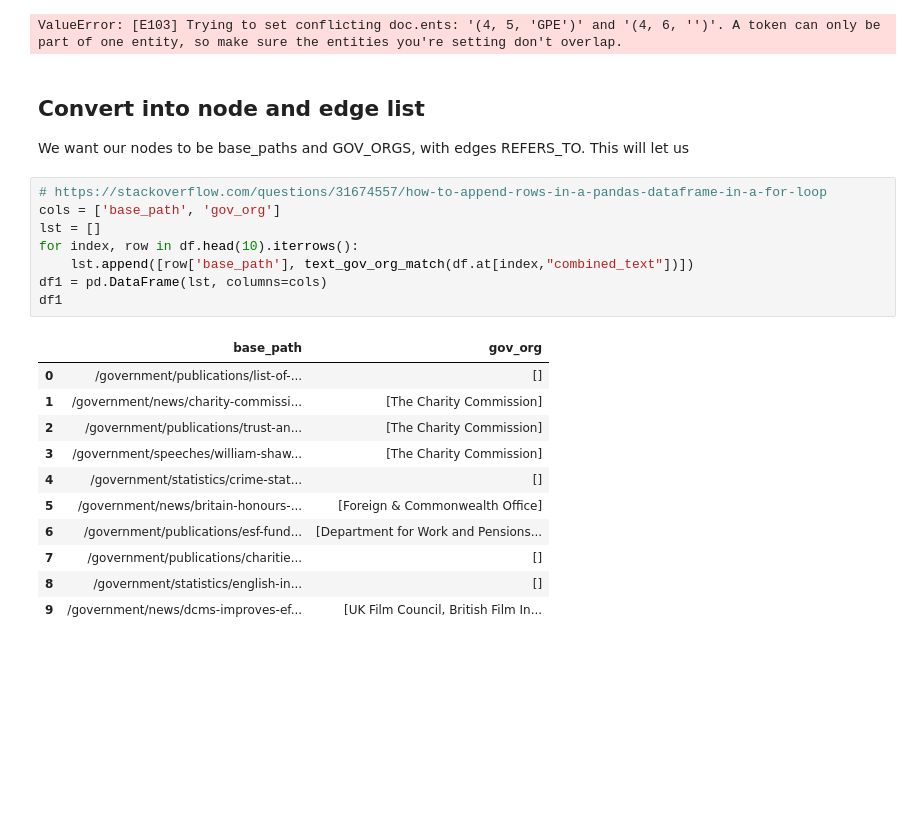
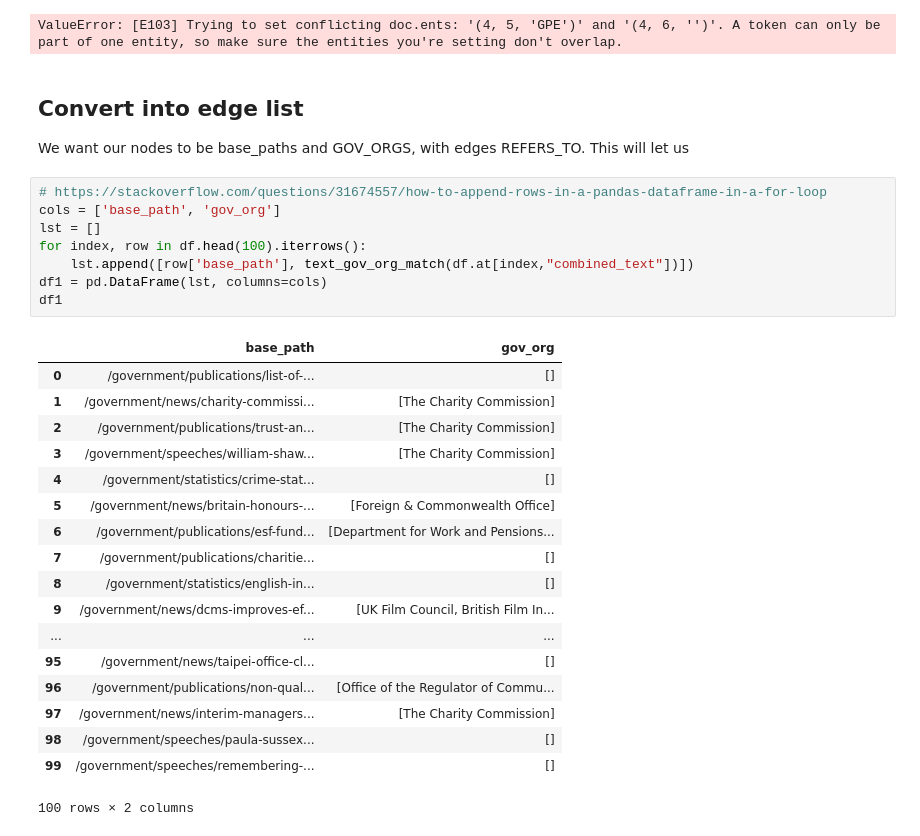
Before and after one commit to alphagov/govuk-spaCy, a Jupyter notebook: 01_finding_words_phrases_names_and_concepts.ipynb, the cells around one changed output. Drawn from its saved outputs; the diff is of its cells as text; blank space fills up the shorter version.

```diff
--- a/01_finding_words_phrases_names_and_concepts.ipynb
+++ b/01_finding_words_phrases_names_and_concepts.ipynb
@@ -752,27 +752,34 @@ text_gov_org_match(u"British Film Institute the UK Sport blah blah Canada")
 # %% [output]
 ValueError: [E103] Trying to set conflicting doc.ents: '(4, 5, 'GPE')' and '(4, 6, '')'. A token can only be part of one entity, so make sure the entities you're setting don't overlap.
 # %% [markdown]
-## Convert into node and edge list
+## Convert into edge list
 We want our nodes to be base_paths and GOV_ORGS, with edges REFERS_TO. This will let us
 # %%
 # https://stackoverflow.com/questions/31674557/how-to-append-rows-in-a-pandas-dataframe-in-a-for-loop
 cols = ['base_path', 'gov_org']
 lst = []
-for index, row in df.head(10).iterrows():
+for index, row in df.head(100).iterrows():
     lst.append([row['base_path'], text_gov_org_match(df.at[index,"combined_text"])])
 df1 = pd.DataFrame(lst, columns=cols)
 df1
 # %% [output]
 |  | base_path | gov_org |
 | 0 | /government/publications/list-of-... | [] |
 | 1 | /government/news/charity-commissi... | [The Charity Commission] |
 | 2 | /government/publications/trust-an... | [The Charity Commission] |
 | 3 | /government/speeches/william-shaw... | [The Charity Commission] |
 | 4 | /government/statistics/crime-stat... | [] |
 | 5 | /government/news/britain-honours-... | [Foreign & Commonwealth Office] |
 | 6 | /government/publications/esf-fund... | [Department for Work and Pensions... |
 | 7 | /government/publications/charitie... | [] |
 | 8 | /government/statistics/english-in... | [] |
 | 9 | /government/news/dcms-improves-ef... | [UK Film Council, British Film In... |
+| ... | ... | ... |
+| 95 | /government/news/taipei-office-cl... | [] |
+| 96 | /government/publications/non-qual... | [Office of the Regulator of Commu... |
+| 97 | /government/news/interim-managers... | [The Charity Commission] |
+| 98 | /government/speeches/paula-sussex... | [] |
+| 99 | /government/speeches/remembering-... | [] |
+100 rows × 2 columns
 # %%
 # https://stackoverflow.com/questions/27263805/pandas-when-cell-contents-are-lists-create-a-row-for-each-element-in-the-list
```
Also changed, not shown: parts of 3 cells of this notebook, 2 other files.
